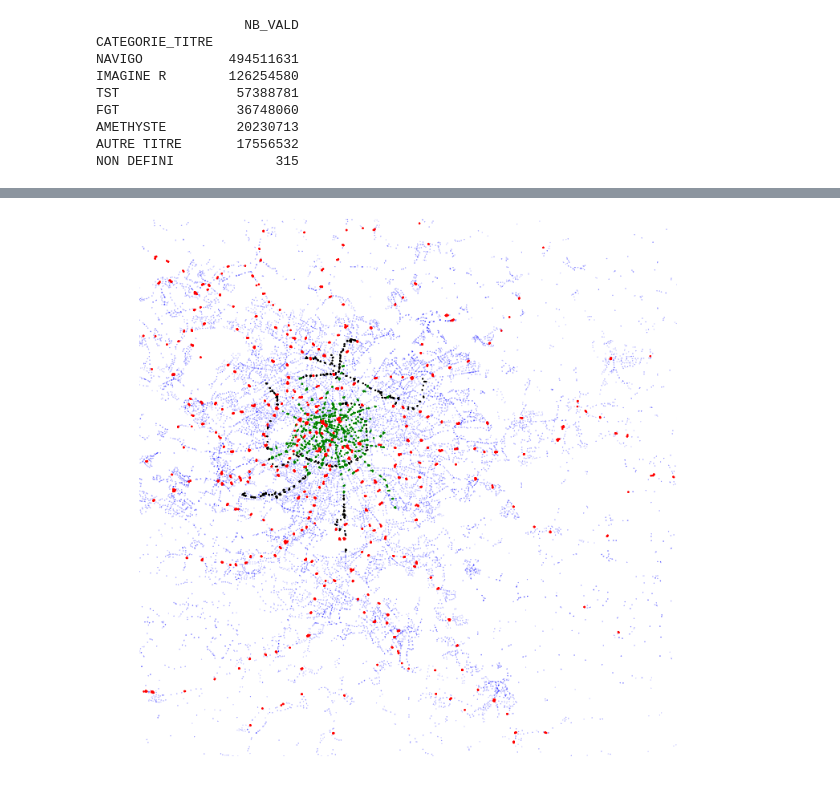
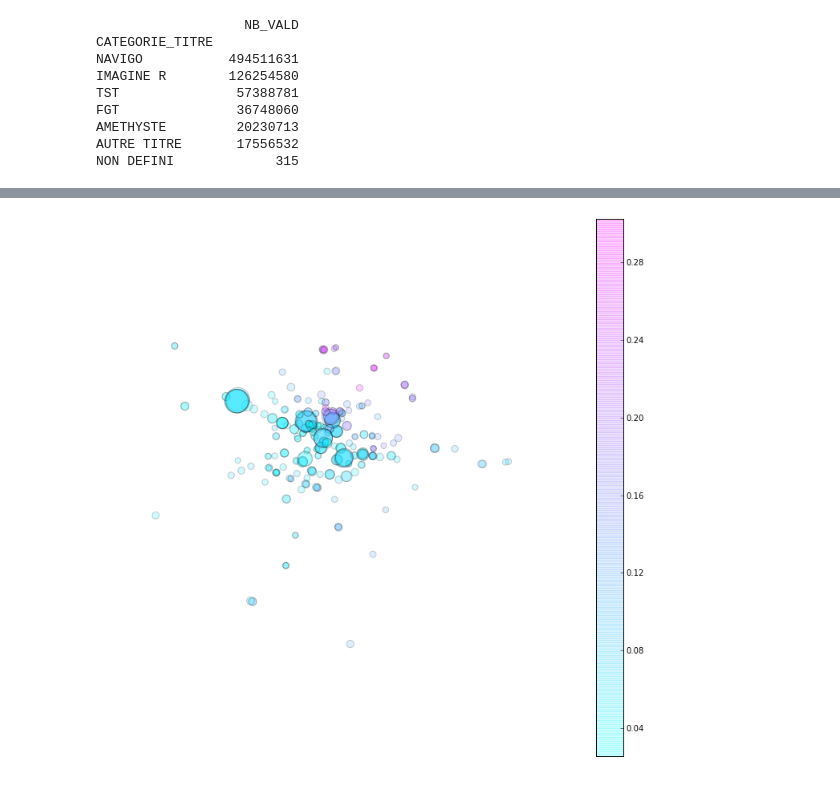
Before and after one commit to Transid/Arrets_IDF, a Jupyter notebook: Validations.ipynb, the cells around one changed output, grey strips where cells are left out. Saved outputs shown, nothing was run; the diff lists cells and outputs as text; code cells hidden in the pictures.

```diff
--- a/Validations.ipynb
+++ b/Validations.ipynb
@@ -125,0 +141,3 @@ CHATELET-LES HALLES                       145091    1680872   6309665   608811
+# %%
+arret=pd.read_pickle('arrets_stif')
+arret.head(1)
@@ -125,0 +147,9 @@ CHATELET-LES HALLES                       145091    1680872   6309665   608811
+# %%
+print(arret['LDA_ID_REF_A'].nunique())
+print(arret.count())
+
+table2.index.names = ['LDA_ID_REF_A']
+arret=arret.sort_values(['LDA_ID_REF_A'])
+arret=arret[arret.ZDEr_ID_TYPE_ARRET != 5]
+arret.head(2)
+print(arret.count())
@@ -125,0 +174,5 @@ CHATELET-LES HALLES                       145091    1680872   6309665   608811
+# %%
+table3=pd.merge(left=table2, right = arret, on= 'LDA_ID_REF_A')
+print(table3.dtypes)
+print(table3['LDA_ID_REF_A'].nunique())
+print(table3.count())
@@ -125,0 +255,2 @@ CHATELET-LES HALLES                       145091    1680872   6309665   608811
+# %%
+table4=table3[table3.NAVIGO > 1000000]
@@ -126,10 +303,12 @@ CHATELET-LES HALLES                       145091    1680872   6309665   608811
 # %%
 plt.figure(figsize=(12,12))
-plt.scatter(rawstif['X'], rawstif['Y'], s=S, color=D)
-v=[625000.0, 700000.0, 6830000.0, 6880000.0]
+#plt.scatter(table3['X'], table3['Y'], s=table3['NAVIGO']/100000,c=table3['etudiant']*1000)
+plt.scatter(table4['X'], table4['Y'], s=table4['NAVIGO']/20000,c=table4['solidaire'], alpha=0.2, cmap='cool')
+plt.colorbar()
+v=[635000.0, 675000.0, 6857000.0, 6859000.0]
 plt.axis('equal')
 plt.axis(v)
 plt.axis('off')
 plt.show()
 # %% [output]
-[figure, old version]
+[figure, new version]
```
Also changed, not shown: parts of 26 cells of this notebook, 5 other files.
